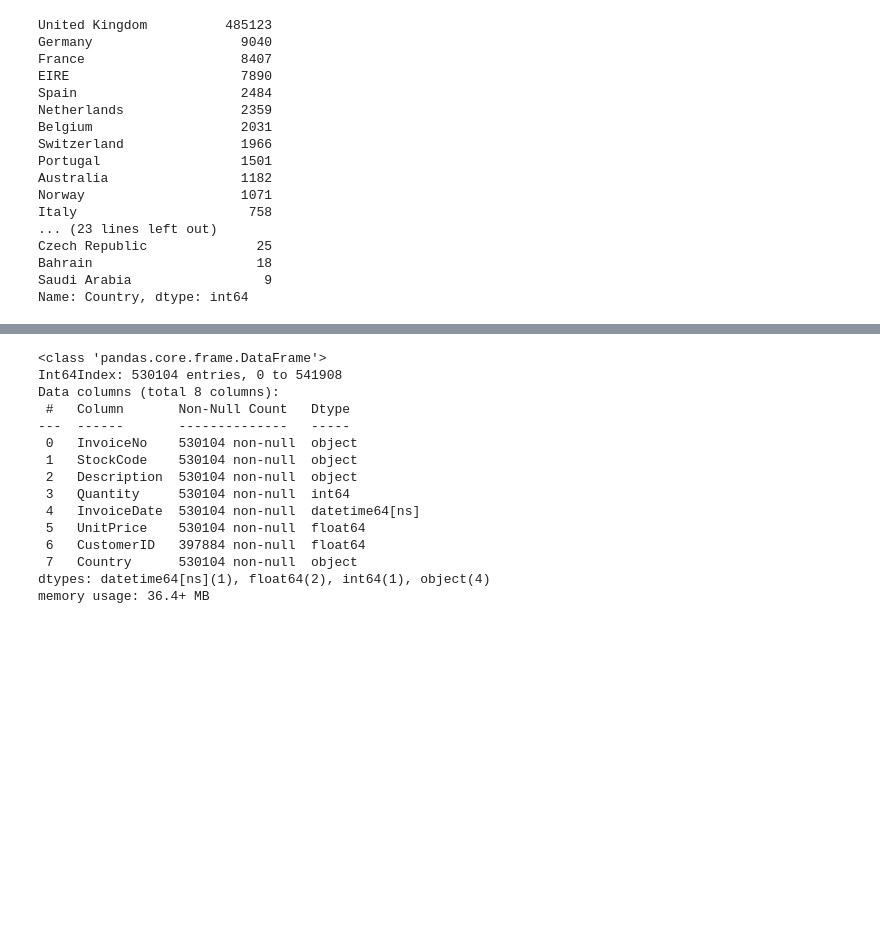
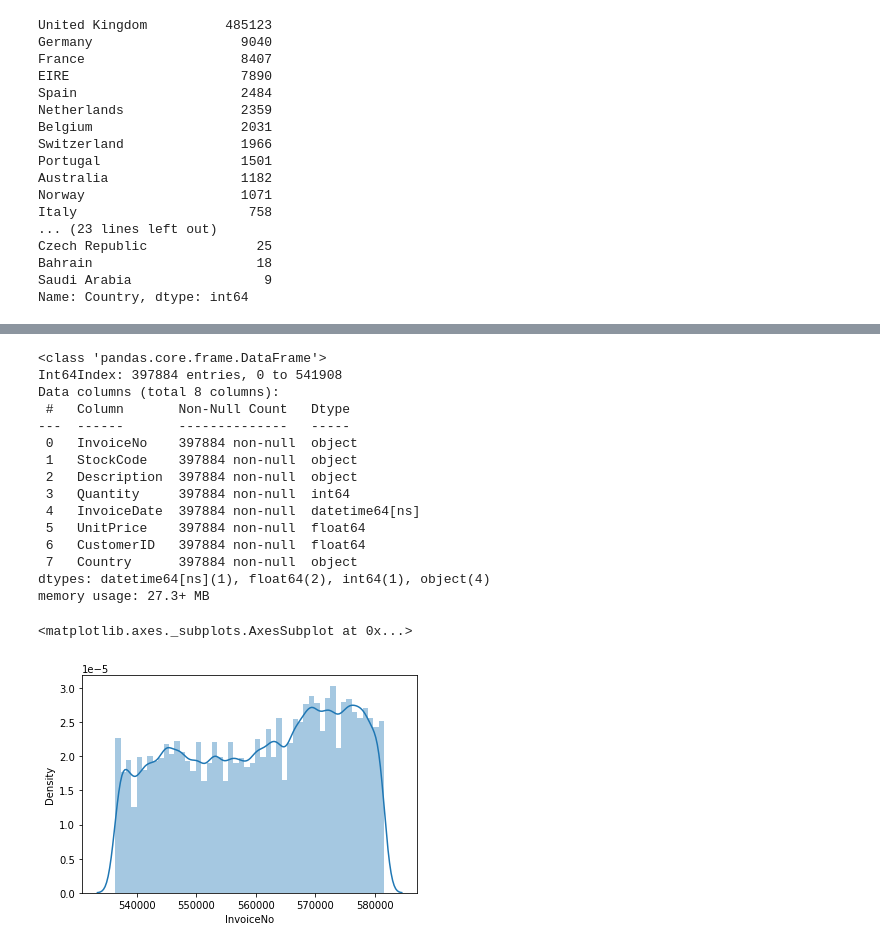
Before and after one commit to tarun422/Online-Retail-Customer-segmentation, a Jupyter notebook: online_retail_.ipynb, the cells around one changed output, grey strips where cells are left out. Cells and saved outputs as stored; diff of their text form; code cells hidden in the pictures; blank space fills up the shorter version.

```diff
--- a/online_retail_.ipynb
+++ b/online_retail_.ipynb
@@ -175,0 +160,2 @@ df.dropna(axis=1)
+# %%
+df=df[df['CustomerID'].notnull()]
@@ -177,17 +179,25 @@ df.dropna(axis=1)
 df.info()
 # %% [output]
 <class 'pandas.core.frame.DataFrame'>
-Int64Index: 530104 entries, 0 to 541908
+Int64Index: 397884 entries, 0 to 541908
 Data columns (total 8 columns):
  #   Column       Non-Null Count   Dtype
 ---  ------       --------------   -----
- 0   InvoiceNo    530104 non-null  object
- 1   StockCode    530104 non-null  object
- 2   Description  530104 non-null  object
- 3   Quantity     530104 non-null  int64
- 4   InvoiceDate  530104 non-null  datetime64[ns]
- 5   UnitPrice    530104 non-null  float64
+ 0   InvoiceNo    397884 non-null  object
+ 1   StockCode    397884 non-null  object
+ 2   Description  397884 non-null  object
+ 3   Quantity     397884 non-null  int64
+ 4   InvoiceDate  397884 non-null  datetime64[ns]
+ 5   UnitPrice    397884 non-null  float64
  6   CustomerID   397884 non-null  float64
- 7   Country      530104 non-null  object
+ 7   Country      397884 non-null  object
 dtypes: datetime64[ns](1), float64(2), int64(1), object(4)
-memory usage: 36.4+ MB
+memory usage: 27.3+ MB
+# %%
+import matplotlib.pyplot as plt
+import seaborn as sns
+
+sns.distplot(df['InvoiceNo'])
+# %% [output]
+<matplotlib.axes._subplots.AxesSubplot at 0x...>
+[figure, added]
```
Also changed, not shown: parts of 2 cells of this notebook.
